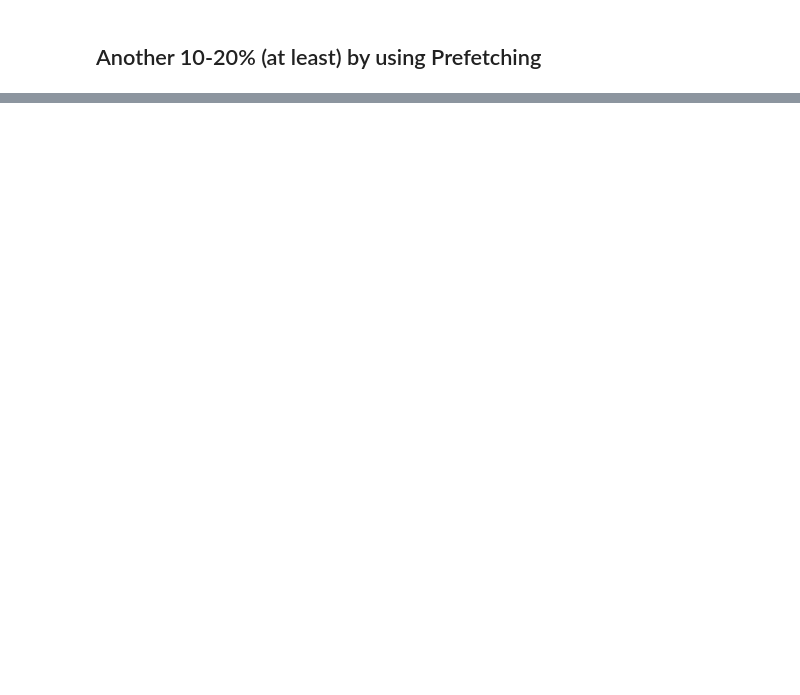
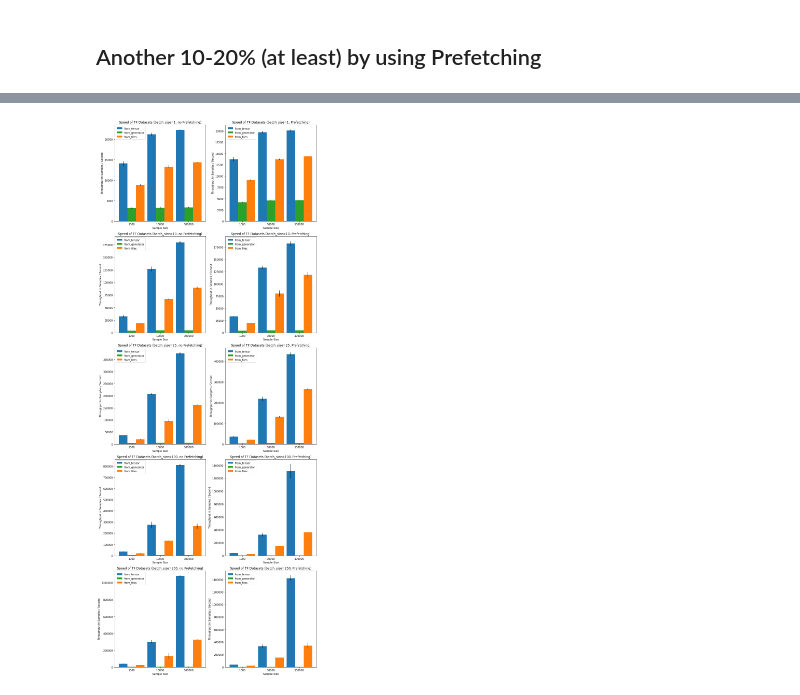
Before and after one commit to Miroka96/mmdenovo, a Jupyter notebook: notebooks/210603 Tensorflow Dataset Introduction.ipynb, the cells around one changed output, grey strips where cells are left out. Cells and saved outputs as stored; diff of their text form; code cells hidden in the pictures; blank space fills up the shorter version.

```diff
--- a/notebooks/210603 Tensorflow Dataset Introduction.ipynb
+++ b/notebooks/210603 Tensorflow Dataset Introduction.ipynb
@@ -459,0 +741,26 @@ BenchmarkResult:
+# %%
+batch_sizes = agg_results.batch_size.unique()
+prefetchings = agg_results.prefetch.unique()
+
+size_per_subplot = 6
+
+fig, axs = plt.subplots(
+    len(batch_sizes),
+    len(prefetchings),
+    figsize=(len(prefetchings) * size_per_subplot, len(batch_sizes) * size_per_subplot),
+    sharey=False,
+)
+
+for j, prefetch in enumerate(reversed(prefetchings)):
+    for i, batch_size in enumerate(batch_sizes):
+        plot_speed_by_dataset_type(
+            agg_results[(agg_results.batch_size == batch_size) & (agg_results.prefetch == prefetch)],
+            f"Speed of TF Datasets (Batching={int(batch_size)}, {'no ' if prefetch == 0.0 else ''}Prefetching)",
+            bars = ['from_tensor', 'from_generator', 'from_files'],
+            ax = axs[i][j],
+        )
+
+fig.tight_layout()
+plt.show()
+# %% [output]
+[figure, added]
```
Also changed, not shown: parts of 25 cells of this notebook.
